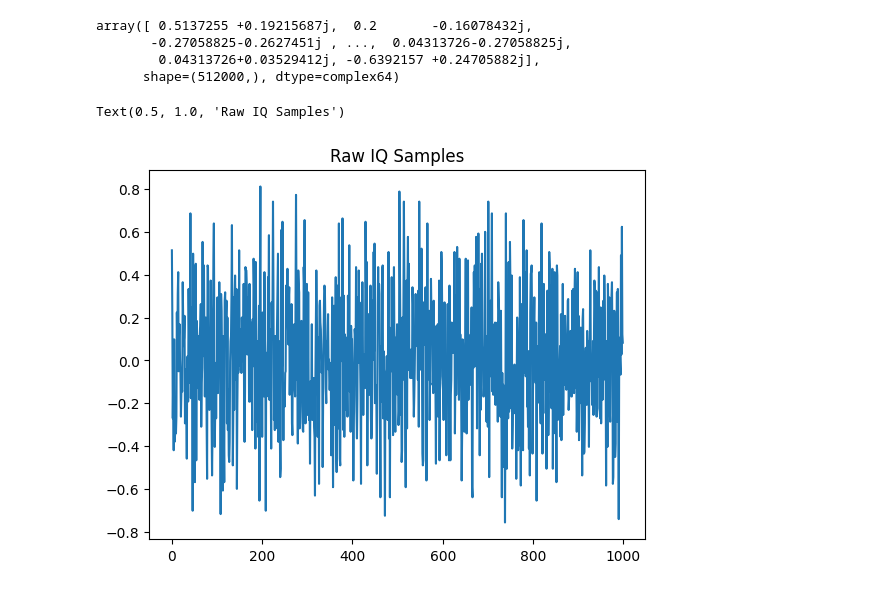
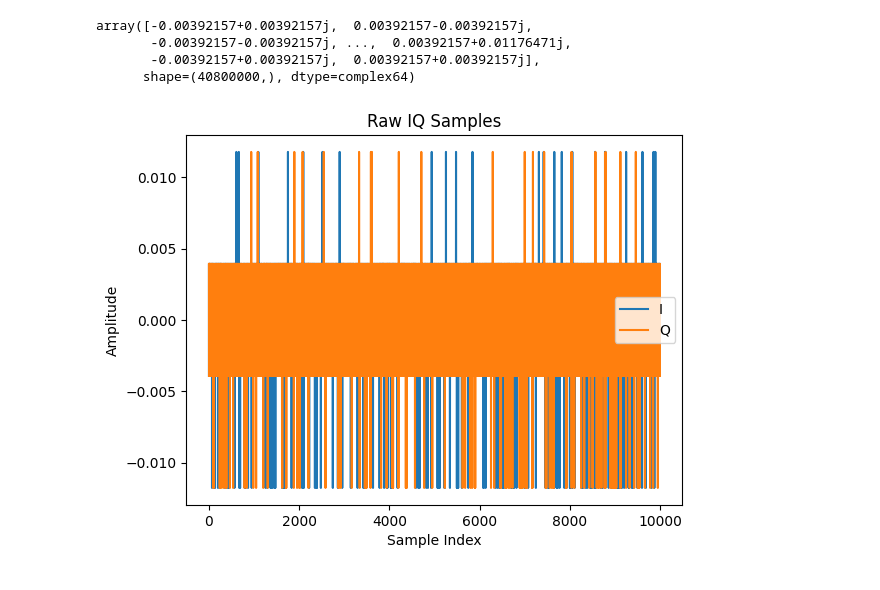
Before and after one commit to AedanJaeson/subghz-sdr-video-telemetry-lab, a Jupyter notebook: captures/replay_fm.ipynb, the cells around one changed output. Cells and saved outputs as stored; diff of their text form; code cells hidden in the pictures.

```diff
--- a/captures/replay_fm.ipynb
+++ b/captures/replay_fm.ipynb
@@ -5,9 +5,10 @@ import numpy as np
 import matplotlib.pyplot as plt
 from scipy.signal import resample_poly
 # %%
-raw = np.fromfile('fm1039_tiny.cu8', dtype=np.uint8)
+raw = np.fromfile('example_iq/cc1101_test1.cu8', dtype=np.uint8)
 raw = raw[: len(raw) // 2*2]
 iq = raw.reshape(-1, 2)
+sample_rate = 2_040_000
 
 i = (iq[:, 0].astype(np.float32) - 127.5) / 127.5
 q = (iq[:, 1].astype(np.float32) - 127.5) / 127.5
@@ -15,19 +16,18 @@ iq = i + 1j*q
 # %%
 iq
 # %% [output]
-array([ 0.5137255 +0.19215687j,  0.2       -0.16078432j,
-       -0.27058825-0.2627451j , ...,  0.04313726-0.27058825j,
-        0.04313726+0.03529412j, -0.6392157 +0.24705882j],
-      shape=(512000,), dtype=complex64)
+array([-0.00392157+0.00392157j,  0.00392157-0.00392157j,
+       -0.00392157-0.00392157j, ...,  0.00392157+0.01176471j,
+       -0.00392157+0.00392157j,  0.00392157+0.00392157j],
+      shape=(40800000,), dtype=complex64)
 # %%
-plt.plot(iq[:1000])
-plt.plot(iq.real[:1000], label='I')
-plt.plot(iq.imag[:1000], label='Q')
+
+plt.plot(iq.real[:10000], label='I')
+plt.plot(iq.imag[:10000], label='Q')
 plt.title('Raw IQ Samples')
 plt.xlabel('Sample Index')
 plt.ylabel('Amplitude')
 plt.legend()
 plt.show()
 # %% [output]
-Text(0.5, 1.0, 'Raw IQ Samples')
-[figure, old version]
+[figure, new version]
```
Also changed, not shown: parts of 5 cells of this notebook, 5 other files.
